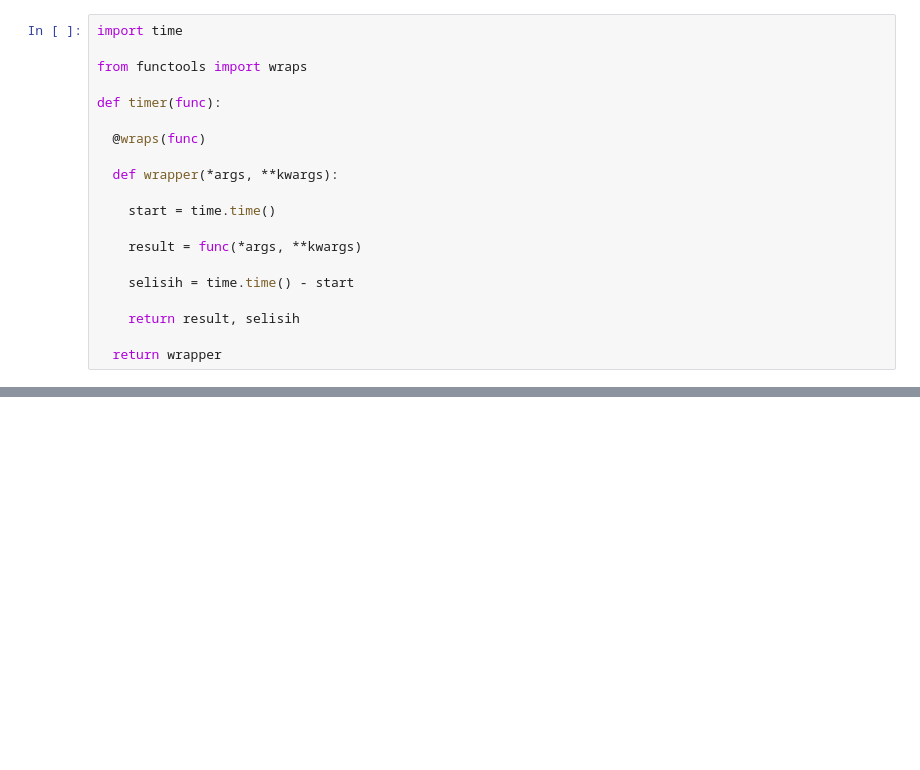
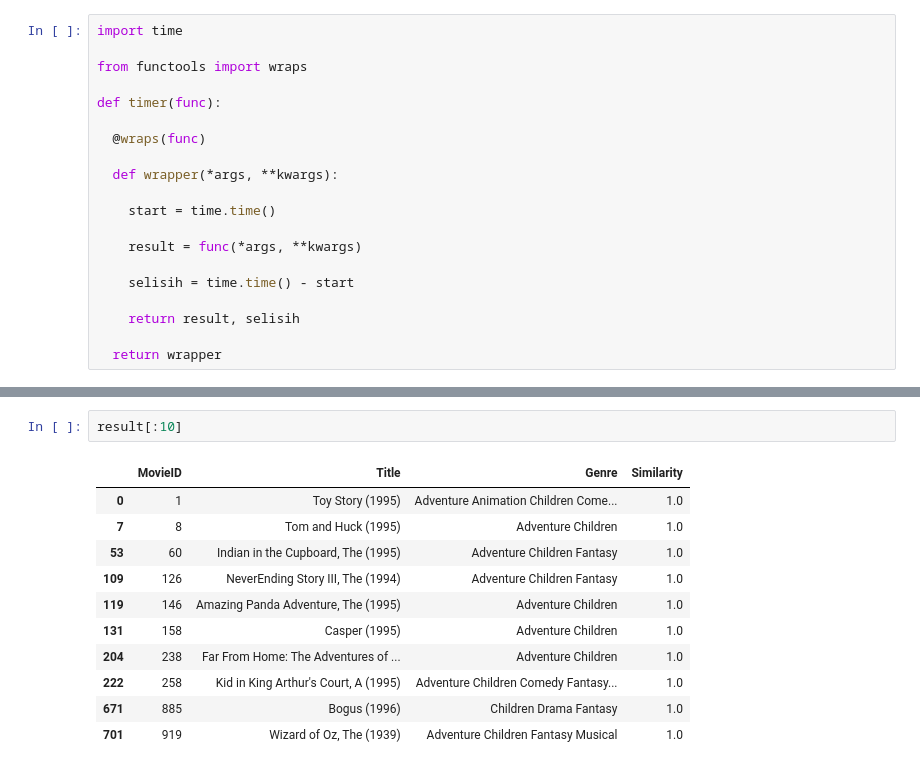
Before and after one commit to Kelniit/Julius, a Jupyter notebook: Lab 01.ipynb, the cells around one changed output, grey strips where cells are left out. Saved outputs shown, nothing was run; the diff lists cells and outputs as text; blank space fills up the shorter version.

```diff
--- a/Lab 01.ipynb
+++ b/Lab 01.ipynb
@@ -301,0 +306,14 @@ selisih
+# %%
+result[:10]
+# %% [output]
+|  | MovieID | Title | Genre | Similarity |
+| 0 | 1 | Toy Story (1995) | Adventure Animation Children Come... | 1.0 |
+| 7 | 8 | Tom and Huck (1995) | Adventure Children | 1.0 |
+| 53 | 60 | Indian in the Cupboard, The (1995) | Adventure Children Fantasy | 1.0 |
+| 109 | 126 | NeverEnding Story III, The (1994) | Adventure Children Fantasy | 1.0 |
+| 119 | 146 | Amazing Panda Adventure, The (1995) | Adventure Children | 1.0 |
+| 131 | 158 | Casper (1995) | Adventure Children | 1.0 |
+| 204 | 238 | Far From Home: The Adventures of ... | Adventure Children | 1.0 |
+| 222 | 258 | Kid in King Arthur's Court, A (1995) | Adventure Children Comedy Fantasy... | 1.0 |
+| 671 | 885 | Bogus (1996) | Children Drama Fantasy | 1.0 |
+| 701 | 919 | Wizard of Oz, The (1939) | Adventure Children Fantasy Musical | 1.0 |
```
Also changed, not shown: parts of 4 cells of this notebook.
